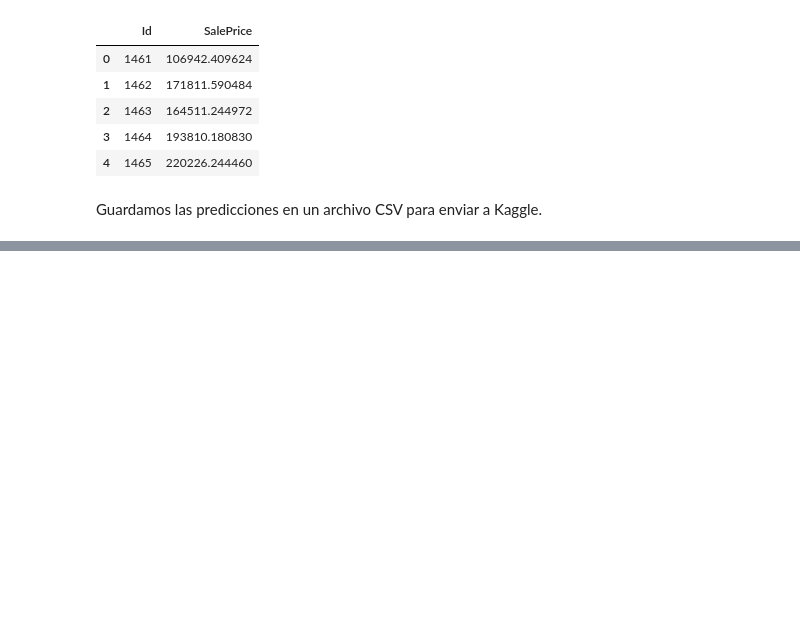
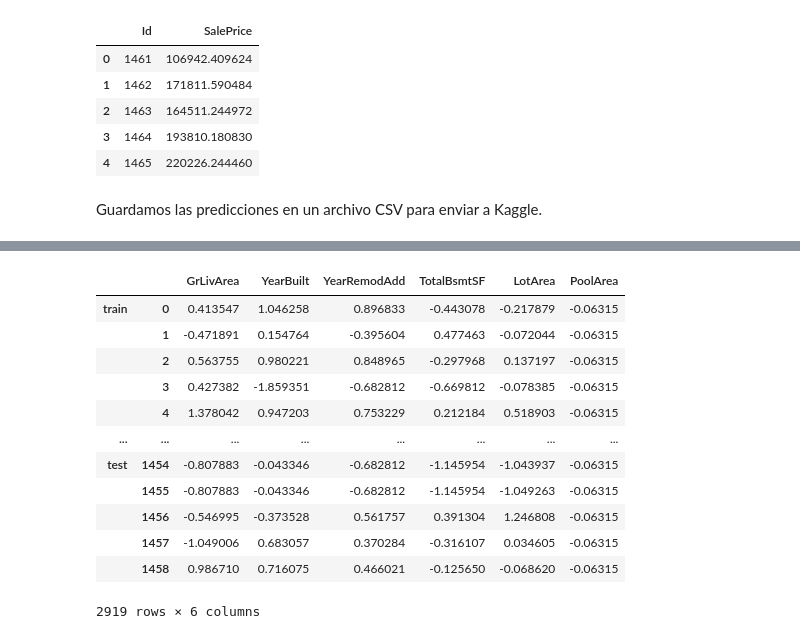
Before and after one commit to Haths-avg/Python_Basics_for_DS, a Jupyter notebook: notebooks/Lesson VI - Kaggle Challenge.ipynb, the cells around one changed output, grey strips where cells are left out. Cells and saved outputs as stored; diff of their text form; code cells hidden in the pictures; blank space fills up the shorter version.

```diff
--- a/notebooks/Lesson VI - Kaggle Challenge.ipynb
+++ b/notebooks/Lesson VI - Kaggle Challenge.ipynb
@@ -421,0 +581,36 @@ submission_df.to_csv('../data/house-prices/submission.csv', index=False)
+# %%
+from sklearn.preprocessing import StandardScaler
+
+
+scaler = StandardScaler()
+
+numeric_columns = ["GrLivArea", "YearBuilt", "YearRemodAdd", "TotalBsmtSF", "LotArea", "PoolArea"]
+X_numeric_df = X[numeric_columns]
+X_numeric_scaled_data = scaler.fit_transform(X_numeric_df)
+
+# keep indexes "train" and "test" to split the data later
+X_numeric_scaled_df = pd.DataFrame(
+    X_numeric_scaled_data,
+    index=X_numeric_df.index,
+    columns=X_numeric_df.columns,
+)
+X_numeric_scaled_df.head()
+
+for col in X_numeric_scaled_df.columns:
+    X[col] = X_numeric_scaled_df[col]
+
+display(X[X_numeric_scaled_df.columns])
+# %% [output]
+|  |  | GrLivArea | YearBuilt | YearRemodAdd | TotalBsmtSF | LotArea | PoolArea |
+| train | 0 | 0.413547 | 1.046258 | 0.896833 | -0.443078 | -0.217879 | -0.06315 |
+|  | 1 | -0.471891 | 0.154764 | -0.395604 | 0.477463 | -0.072044 | -0.06315 |
+|  | 2 | 0.563755 | 0.980221 | 0.848965 | -0.297968 | 0.137197 | -0.06315 |
+|  | 3 | 0.427382 | -1.859351 | -0.682812 | -0.669812 | -0.078385 | -0.06315 |
+|  | 4 | 1.378042 | 0.947203 | 0.753229 | 0.212184 | 0.518903 | -0.06315 |
+| ... | ... | ... | ... | ... | ... | ... | ... |
+| test | 1454 | -0.807883 | -0.043346 | -0.682812 | -1.145954 | -1.043937 | -0.06315 |
+|  | 1455 | -0.807883 | -0.043346 | -0.682812 | -1.145954 | -1.049263 | -0.06315 |
+|  | 1456 | -0.546995 | -0.373528 | 0.561757 | 0.391304 | 1.246808 | -0.06315 |
+|  | 1457 | -1.049006 | 0.683057 | 0.370284 | -0.316107 | 0.034605 | -0.06315 |
+|  | 1458 | 0.986710 | 0.716075 | 0.466021 | -0.125650 | -0.068620 | -0.06315 |
+2919 rows × 6 columns
```
Also changed, not shown: parts of 17 cells of this notebook.
